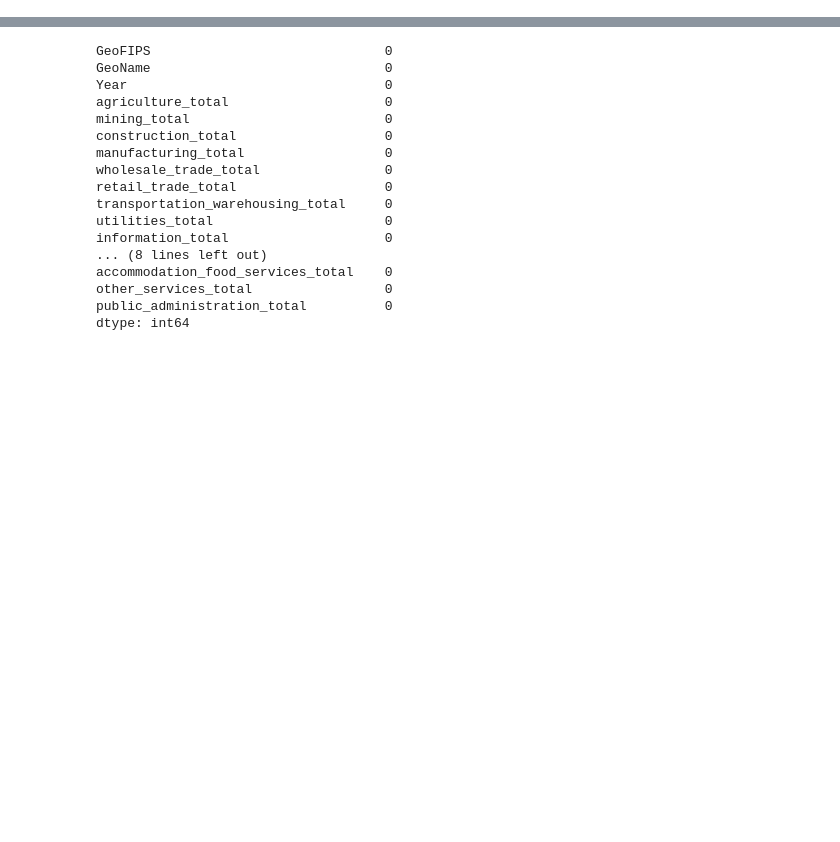
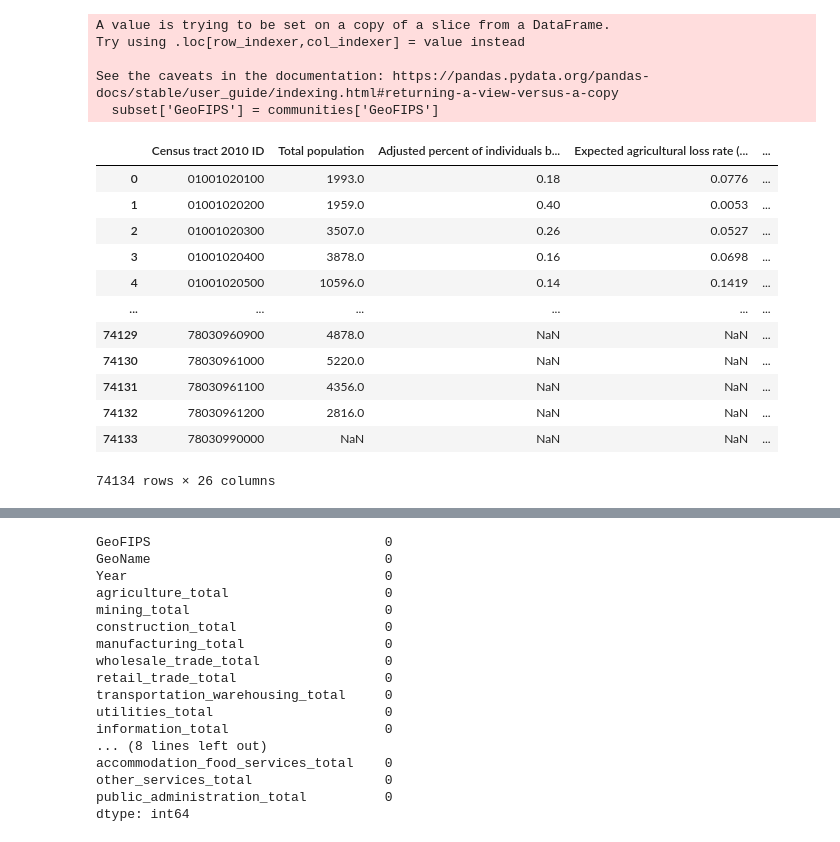
Before and after one commit to BasisResearch/cities, a Jupyter notebook: docs/experimental_notebooks/data_processing/clean_scrapbook.ipynb, the cells around one changed output, grey strips where cells are left out. Drawn from its saved outputs; the diff is of its cells as text; code cells hidden in the pictures; blank space fills up the shorter version.

Commit message:
adding communities dataset

```diff
--- a/docs/experimental_notebooks/data_processing/clean_scrapbook.ipynb
+++ b/docs/experimental_notebooks/data_processing/clean_scrapbook.ipynb
@@ -38,0 +42,4 @@ def tableInfo(tableName):
+# %%
+column_data_types = {'column1': str, 'column18': str, 'column26': str, 'column70': str, 'column72': str, 'column85': str, 'column131': str}
+communities = pd.read_csv(f"{root}/data/raw/1.0-communities.csv", dtype=column_data_types, low_memory=False)
+communities.head()
@@ -38,0 +54,5 @@ def tableInfo(tableName):
+# %%
+communities['Census tract 2010 ID'] = communities['Census tract 2010 ID'].astype(str)
+
+communities['Census tract 2010 ID'] = communities['Census tract 2010 ID'].astype(str).str.zfill(11)
+communities.head(2)
@@ -38,0 +64,2 @@ def tableInfo(tableName):
+# %%
+communities['GeoFIPS'] = communities['Census tract 2010 ID'].astype(str).str[:5]
@@ -38,0 +102,29 @@ def tableInfo(tableName):
+# %%
+
+
+columns = [0, 22, 24, 29, 32, 35, 37, 41, 46, 49, 52, 55, 60,
+63, 65, 77, 83, 92, 98, 101, 104, 107, 119, 121, 123]
+
+subset = communities.iloc[:, columns]
+subset['GeoFIPS'] = communities['GeoFIPS']
+
+subset
+# %% [output]
+A value is trying to be set on a copy of a slice from a DataFrame.
+Try using .loc[row_indexer,col_indexer] = value instead
+
+See the caveats in the documentation: https://pandas.pydata.org/pandas-docs/stable/user_guide/indexing.html#returning-a-view-versus-a-copy
+  subset['GeoFIPS'] = communities['GeoFIPS']
+|  | Census tract 2010 ID | Total population | Adjusted percent of individuals b... | Expected agricultural loss rate (... | ... |
+| 0 | 01001020100 | 1993.0 | 0.18 | 0.0776 | ... |
+| 1 | 01001020200 | 1959.0 | 0.40 | 0.0053 | ... |
+| 2 | 01001020300 | 3507.0 | 0.26 | 0.0527 | ... |
+| 3 | 01001020400 | 3878.0 | 0.16 | 0.0698 | ... |
+| 4 | 01001020500 | 10596.0 | 0.14 | 0.1419 | ... |
+| ... | ... | ... | ... | ... | ... |
+| 74129 | 78030960900 | 4878.0 | NaN | NaN | ... |
+| 74130 | 78030961000 | 5220.0 | NaN | NaN | ... |
+| 74131 | 78030961100 | 4356.0 | NaN | NaN | ... |
+| 74132 | 78030961200 | 2816.0 | NaN | NaN | ... |
+| 74133 | 78030990000 | NaN | NaN | NaN | ... |
+74134 rows × 26 columns
```
Also changed, not shown: parts of 6 cells of this notebook, 1 other file.
